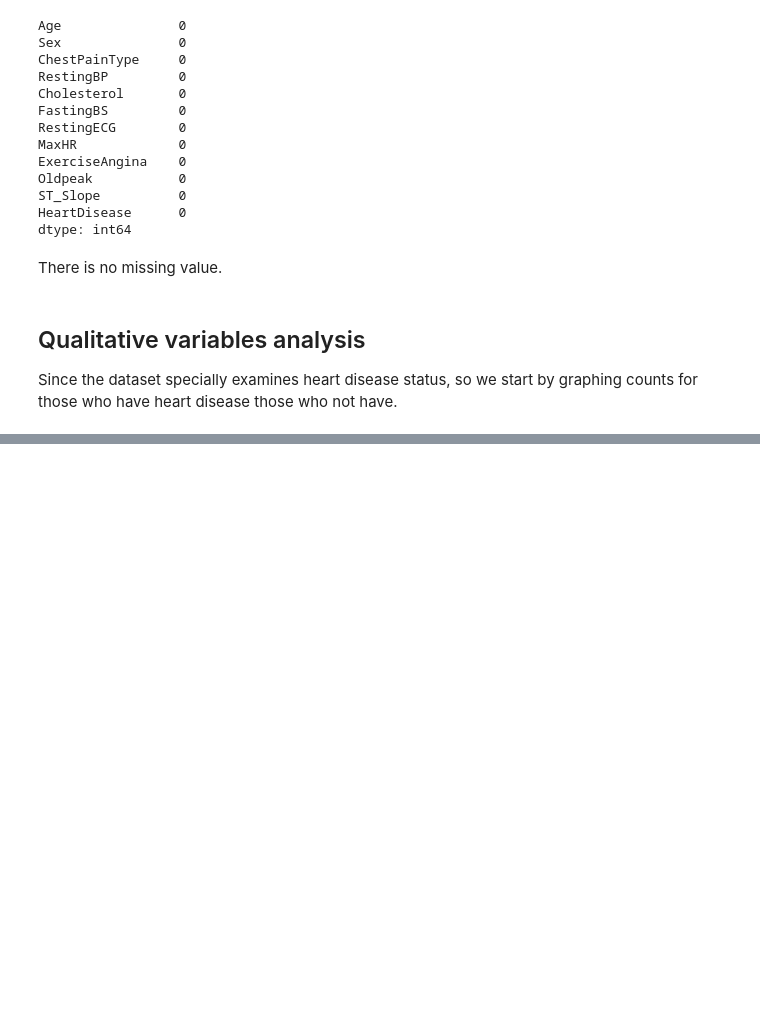
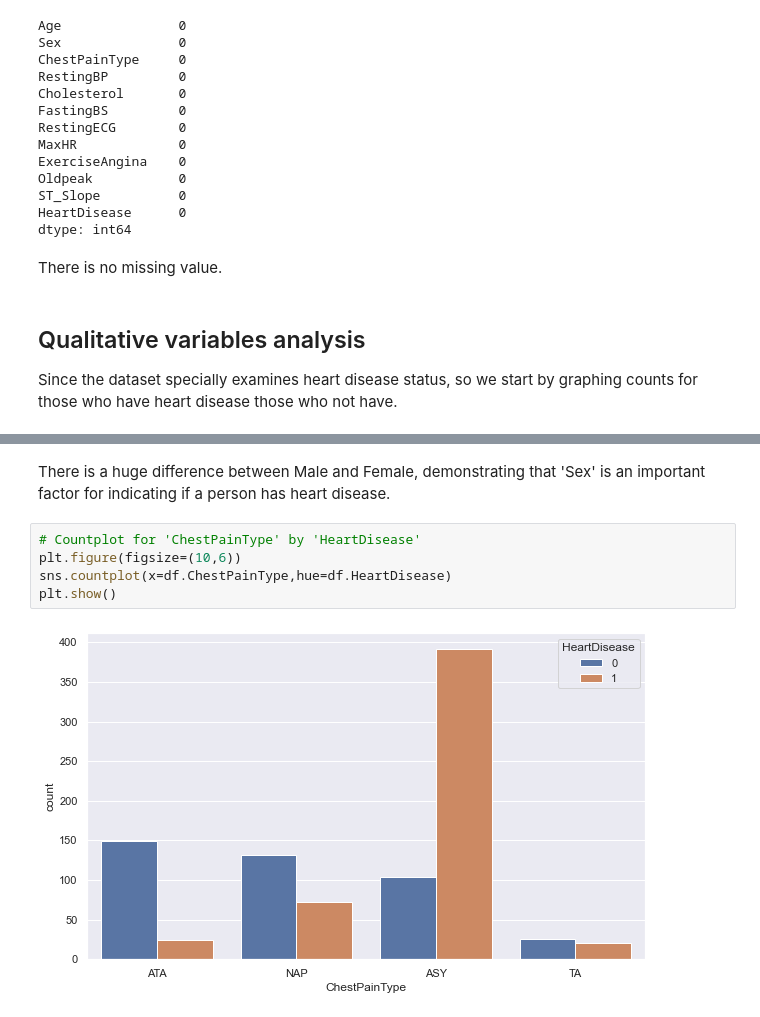
Before and after one commit to YulinLi98/INDE_577_Repo, a Jupyter notebook: EDA.ipynb, the cells around one changed output, grey strips where cells are left out. Cells and saved outputs as stored; diff of their text form; blank space fills up the shorter version.

```diff
--- a/EDA.ipynb
+++ b/EDA.ipynb
@@ -78,0 +91,9 @@ sns.countplot(x = "HeartDisease", data = df)
+# %% [markdown]
+There is a huge difference between Male and Female, demonstrating that 'Sex' is an important factor for indicating if a person has heart disease.
+# %%
+# Countplot for 'ChestPainType' by 'HeartDisease'
+plt.figure(figsize=(10,6))
+sns.countplot(x=df.ChestPainType,hue=df.HeartDisease)
+plt.show()
+# %% [output]
+[figure, added]
```
Also changed, not shown: parts of 25 cells of this notebook, 1 other file.
